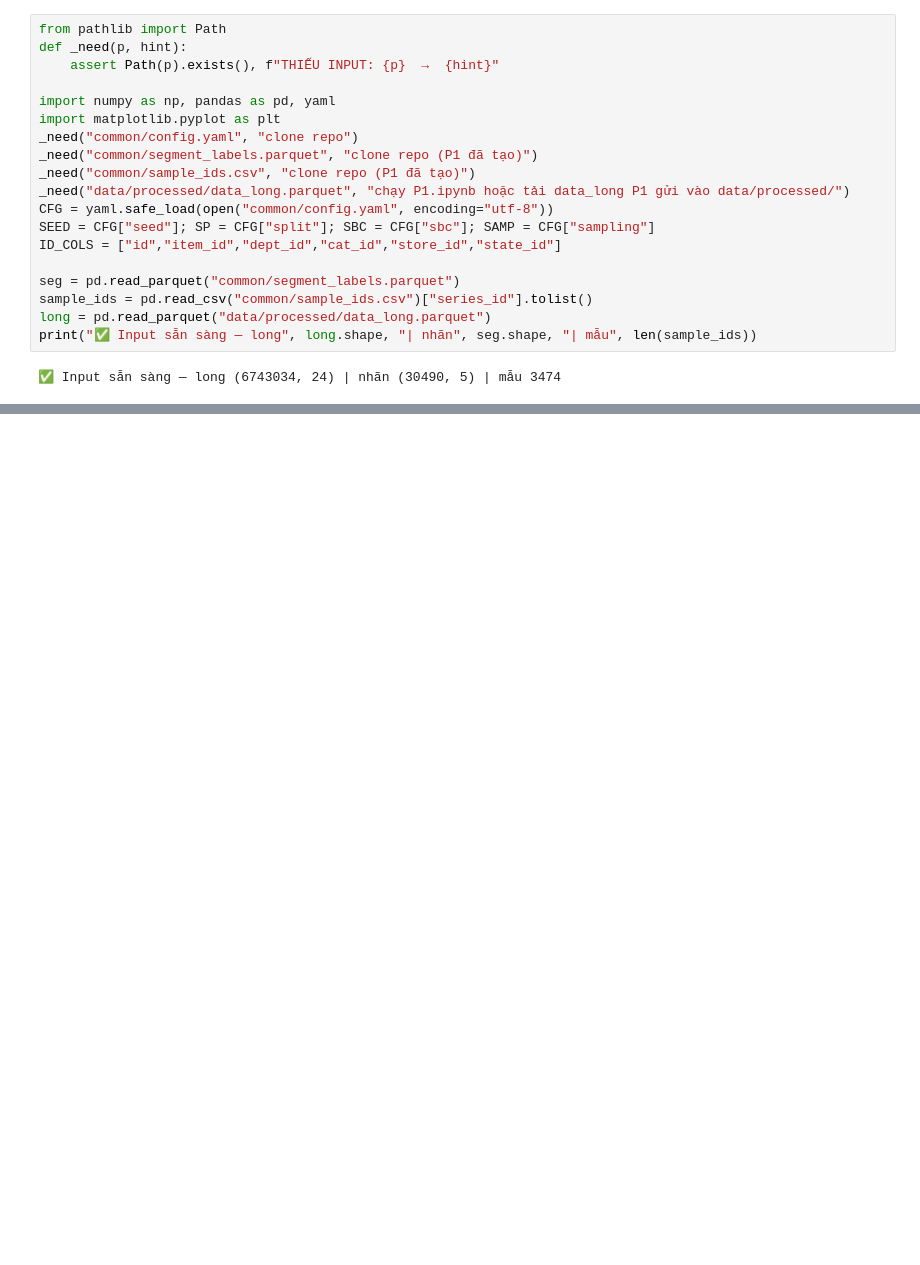
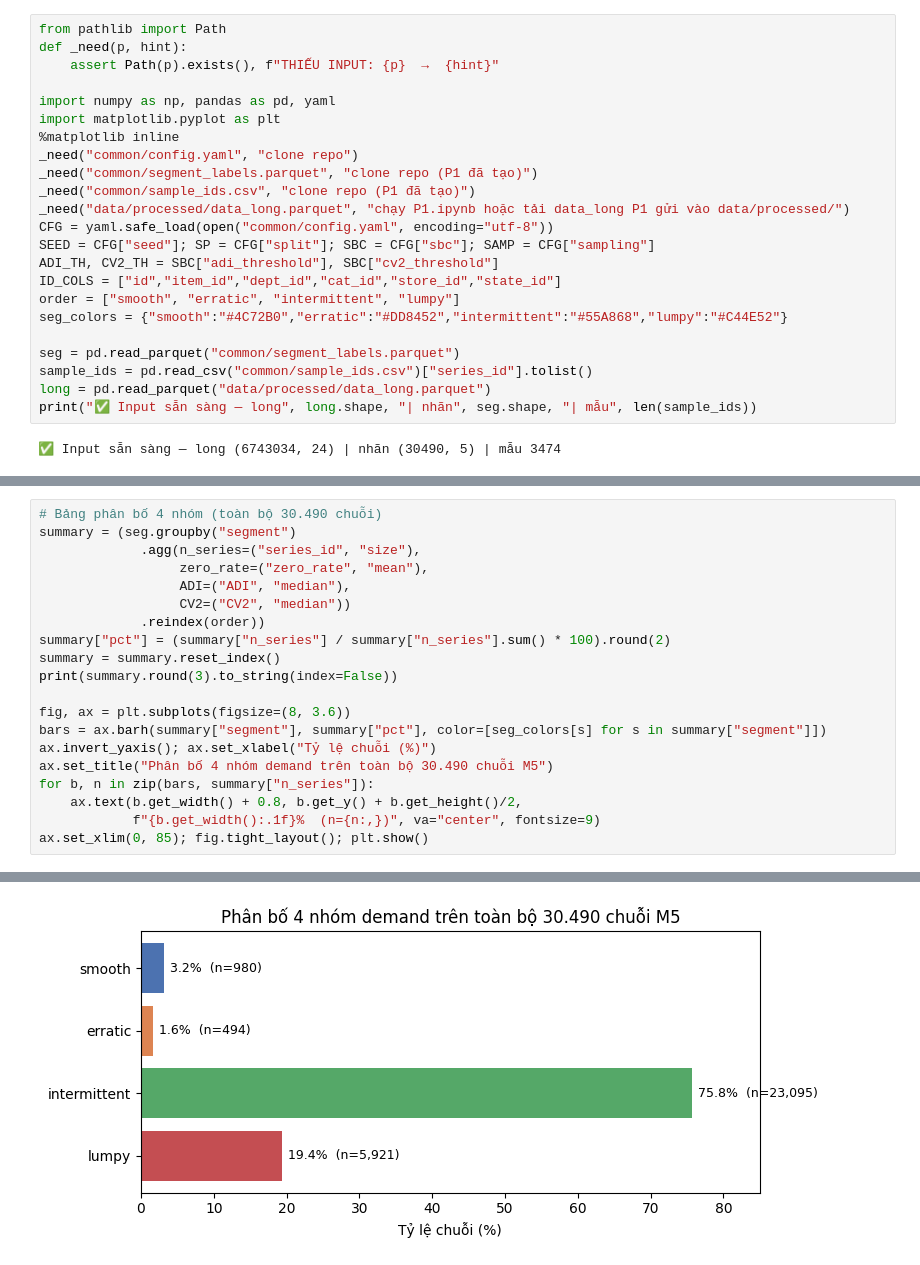
Before and after one commit to DuyKhanh162/m5-intermittent-forecasting, a Jupyter notebook: notebooks/P2.ipynb, the cells around one changed output, grey strips where cells are left out. Drawn from its saved outputs; the diff is of its cells as text; blank space fills up the shorter version.

```diff
--- a/notebooks/P2.ipynb
+++ b/notebooks/P2.ipynb
@@ -17,13 +22,17 @@ def _need(p, hint):
 
 import numpy as np, pandas as pd, yaml
 import matplotlib.pyplot as plt
+%matplotlib inline
 _need("common/config.yaml", "clone repo")
 _need("common/segment_labels.parquet", "clone repo (P1 đã tạo)")
 _need("common/sample_ids.csv", "clone repo (P1 đã tạo)")
 _need("data/processed/data_long.parquet", "chạy P1.ipynb hoặc tải data_long P1 gửi vào data/processed/")
 CFG = yaml.safe_load(open("common/config.yaml", encoding="utf-8"))
 SEED = CFG["seed"]; SP = CFG["split"]; SBC = CFG["sbc"]; SAMP = CFG["sampling"]
+ADI_TH, CV2_TH = SBC["adi_threshold"], SBC["cv2_threshold"]
 ID_COLS = ["id","item_id","dept_id","cat_id","store_id","state_id"]
+order = ["smooth", "erratic", "intermittent", "lumpy"]
+seg_colors = {"smooth":"#4C72B0","erratic":"#DD8452","intermittent":"#55A868","lumpy":"#C44E52"}
 
 seg = pd.read_parquet("common/segment_labels.parquet")
 sample_ids = pd.read_csv("common/sample_ids.csv")["series_id"].tolist()
@@ -57,0 +55,21 @@ intermittent     23095      0.738 4.598 0.298 75.75
+# %%
+# Bảng phân bố 4 nhóm (toàn bộ 30.490 chuỗi)
+summary = (seg.groupby("segment")
+             .agg(n_series=("series_id", "size"),
+                  zero_rate=("zero_rate", "mean"),
+                  ADI=("ADI", "median"),
+                  CV2=("CV2", "median"))
+             .reindex(order))
+summary["pct"] = (summary["n_series"] / summary["n_series"].sum() * 100).round(2)
+summary = summary.reset_index()
+print(summary.round(3).to_string(index=False))
+
+fig, ax = plt.subplots(figsize=(8, 3.6))
+bars = ax.barh(summary["segment"], summary["pct"], color=[seg_colors[s] for s in summary["segment"]])
+ax.invert_yaxis(); ax.set_xlabel("Tỷ lệ chuỗi (%)")
+ax.set_title("Phân bố 4 nhóm demand trên toàn bộ 30.490 chuỗi M5")
+for b, n in zip(bars, summary["n_series"]):
+    ax.text(b.get_width() + 0.8, b.get_y() + b.get_height()/2,
+            f"{b.get_width():.1f}%  (n={n:,})", va="center", fontsize=9)
+ax.set_xlim(0, 85); fig.tight_layout(); plt.show()
+# %% [output]
@@ -57,0 +81 @@ intermittent     23095      0.738 4.598 0.298 75.75
+[figure, added]
```
Also changed, not shown: parts of 21 cells of this notebook, 3 other files.
